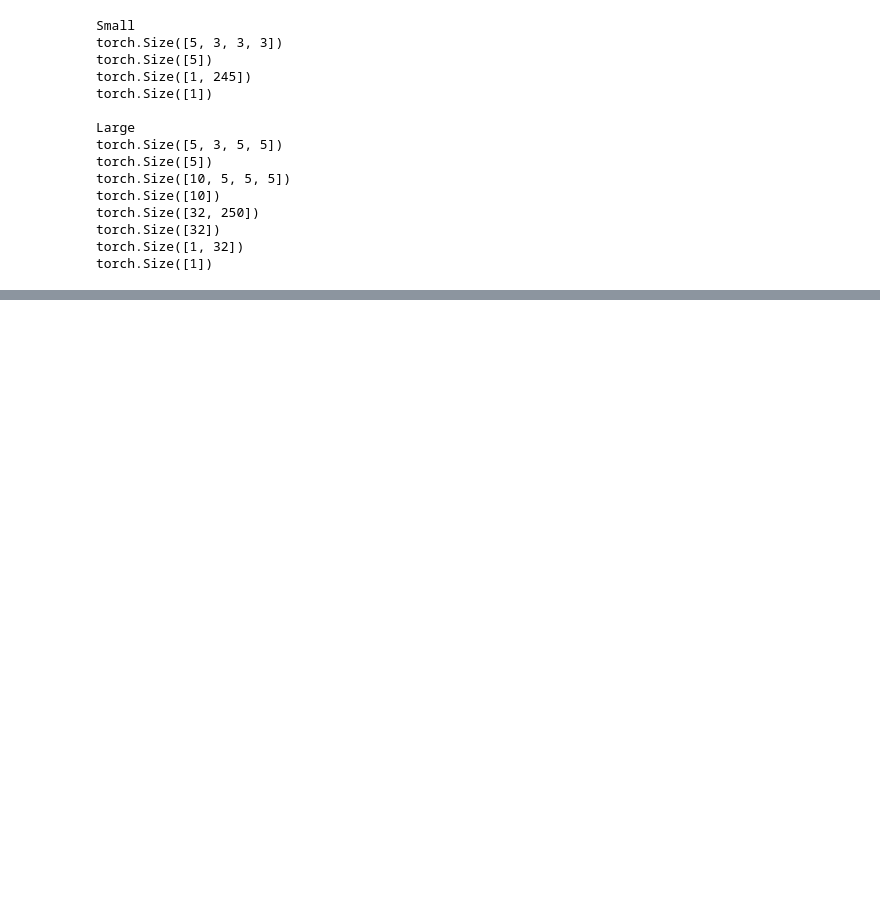
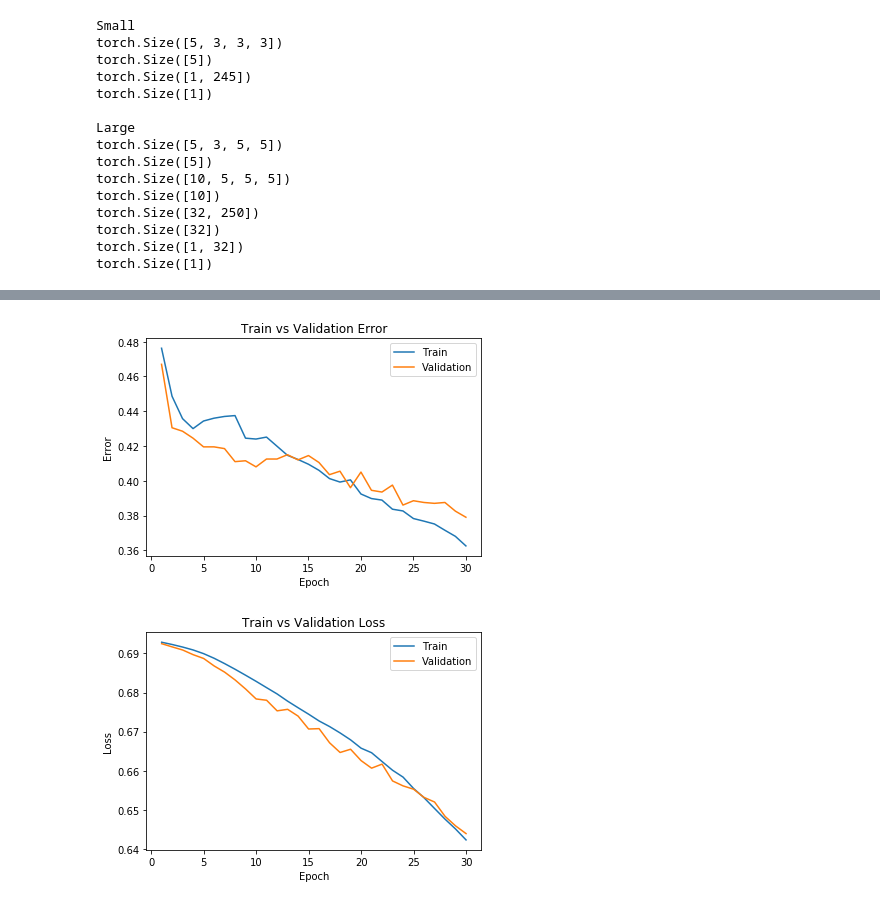
Before and after one commit to zhengmaxwell/Genre_Classifier, a Jupyter notebook: src/Labs/Lab2/Lab2.ipynb, the cells around one changed output, grey strips where cells are left out. Cells and saved outputs as stored; diff of their text form; code cells hidden in the pictures; blank space fills up the shorter version.

```diff
--- a/src/Labs/Lab2/Lab2.ipynb
+++ b/src/Labs/Lab2/Lab2.ipynb
@@ -333,0 +396,14 @@ Total time elapsed: 57.48 seconds
+# %%
+#3a
+
+plot_training_curve(get_model_name("large", batch_size=64, learning_rate=0.001, epoch=29))
+
+"""
+Decreasing the learning rate increases the accuracy of the model.
+There is very little overfitting since the small learning_rate ensures the model
+does not overstep.
+It took 390 seconds which is more than the 361 default seconds.
+"""
+# %% [output]
+[figure, added]
+[figure, added]
```
Also changed, not shown: parts of 45 cells of this notebook.
